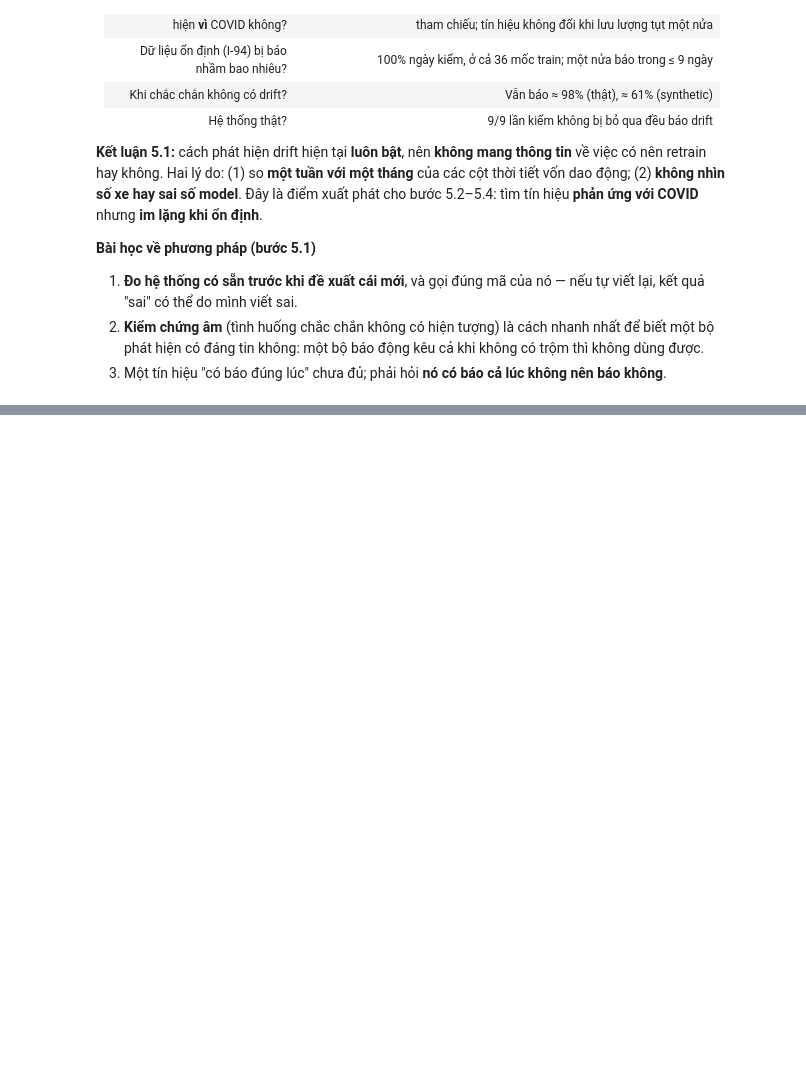
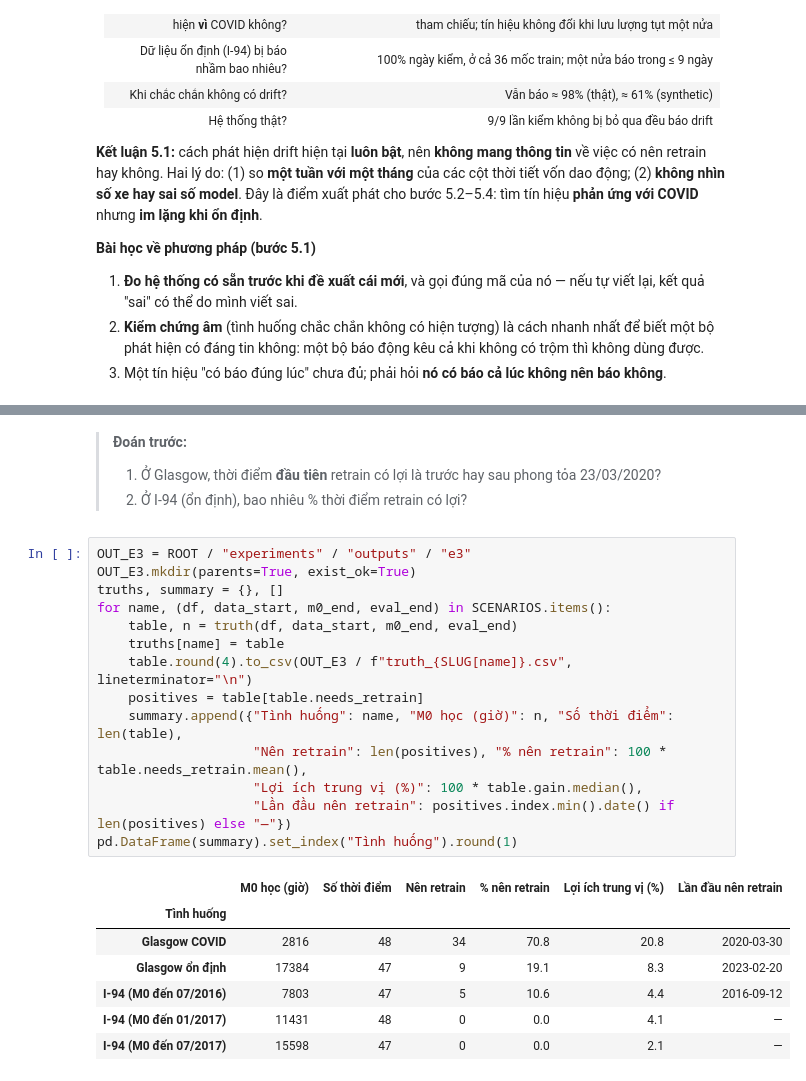
Before and after one commit to Phuctt205dev/adaptive-mlops-traffic-forecast-self-research-NT114.Q21, a Jupyter notebook: experiments/notebooks/E3-drift-retrain.ipynb, the cells around one changed output, grey strips where cells are left out. Saved outputs shown, nothing was run; the diff lists cells and outputs as text; blank space fills up the shorter version.

```diff
--- a/experiments/notebooks/E3-drift-retrain.ipynb
+++ b/experiments/notebooks/E3-drift-retrain.ipynb
@@ -276,0 +377,26 @@ Bảng `drift_checks` của website (Hà Nội, Hồ Chí Minh; dataset syntheti
+# %% [markdown]
+> **Đoán trước:**
+> 1. Ở Glasgow, thời điểm **đầu tiên** retrain có lợi là trước hay sau phong tỏa 23/03/2020?
+> 2. Ở I‑94 (ổn định), bao nhiêu % thời điểm retrain có lợi?
+# %%
+OUT_E3 = ROOT / "experiments" / "outputs" / "e3"
+OUT_E3.mkdir(parents=True, exist_ok=True)
+truths, summary = {}, []
+for name, (df, data_start, m0_end, eval_end) in SCENARIOS.items():
+    table, n = truth(df, data_start, m0_end, eval_end)
+    truths[name] = table
+    table.round(4).to_csv(OUT_E3 / f"truth_{SLUG[name]}.csv", lineterminator="\n")
+    positives = table[table.needs_retrain]
+    summary.append({"Tình huống": name, "M0 học (giờ)": n, "Số thời điểm": len(table),
+                    "Nên retrain": len(positives), "% nên retrain": 100 * table.needs_retrain.mean(),
+                    "Lợi ích trung vị (%)": 100 * table.gain.median(),
+                    "Lần đầu nên retrain": positives.index.min().date() if len(positives) else "—"})
+pd.DataFrame(summary).set_index("Tình huống").round(1)
+# %% [output]
+|  | M0 học (giờ) | Số thời điểm | Nên retrain | % nên retrain | Lợi ích trung vị (%) | Lần đầu nên retrain |
+| Tình huống |  |  |  |  |  |  |
+| Glasgow COVID | 2816 | 48 | 34 | 70.8 | 20.8 | 2020-03-30 |
+| Glasgow ổn định | 17384 | 47 | 9 | 19.1 | 8.3 | 2023-02-20 |
+| I-94 (M0 đến 07/2016) | 7803 | 47 | 5 | 10.6 | 4.4 | 2016-09-12 |
+| I-94 (M0 đến 01/2017) | 11431 | 48 | 0 | 0.0 | 4.1 | — |
+| I-94 (M0 đến 07/2017) | 15598 | 47 | 0 | 0.0 | 2.1 | — |
```
Also changed, not shown: parts of 10 cells of this notebook, 9 other files.
